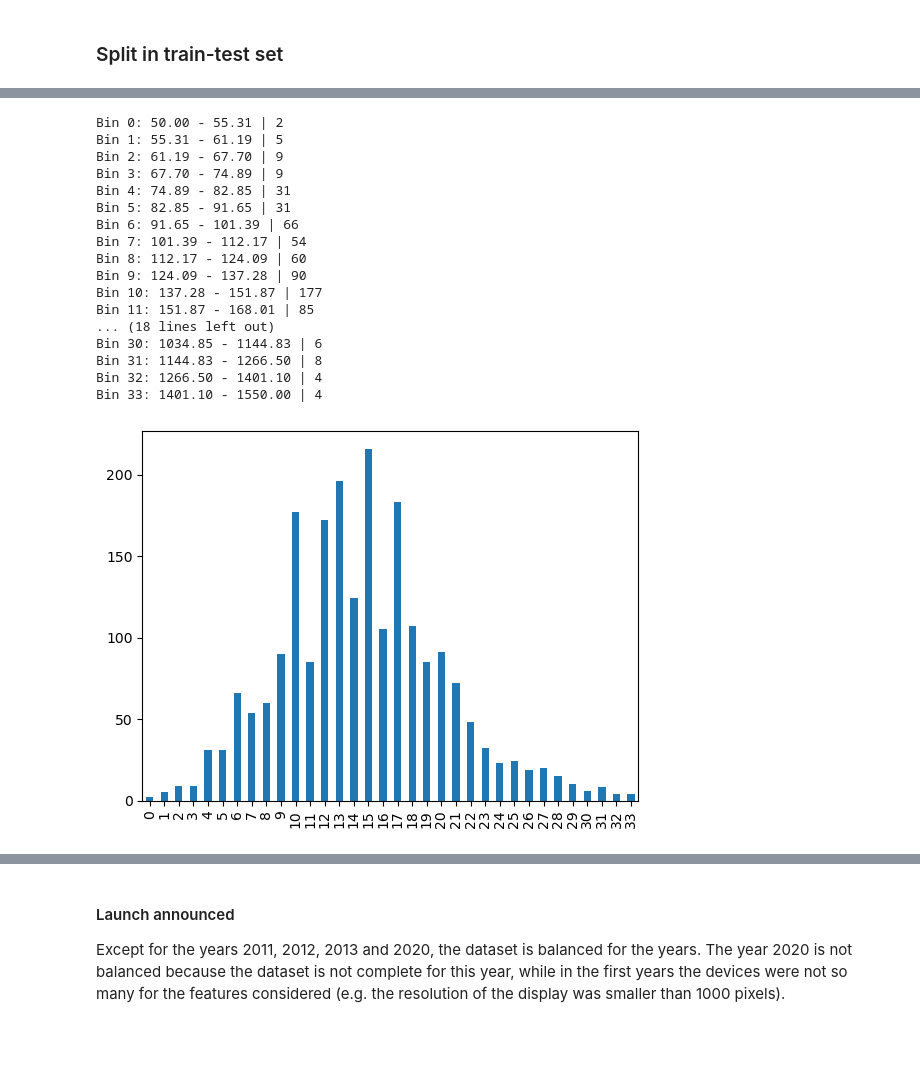
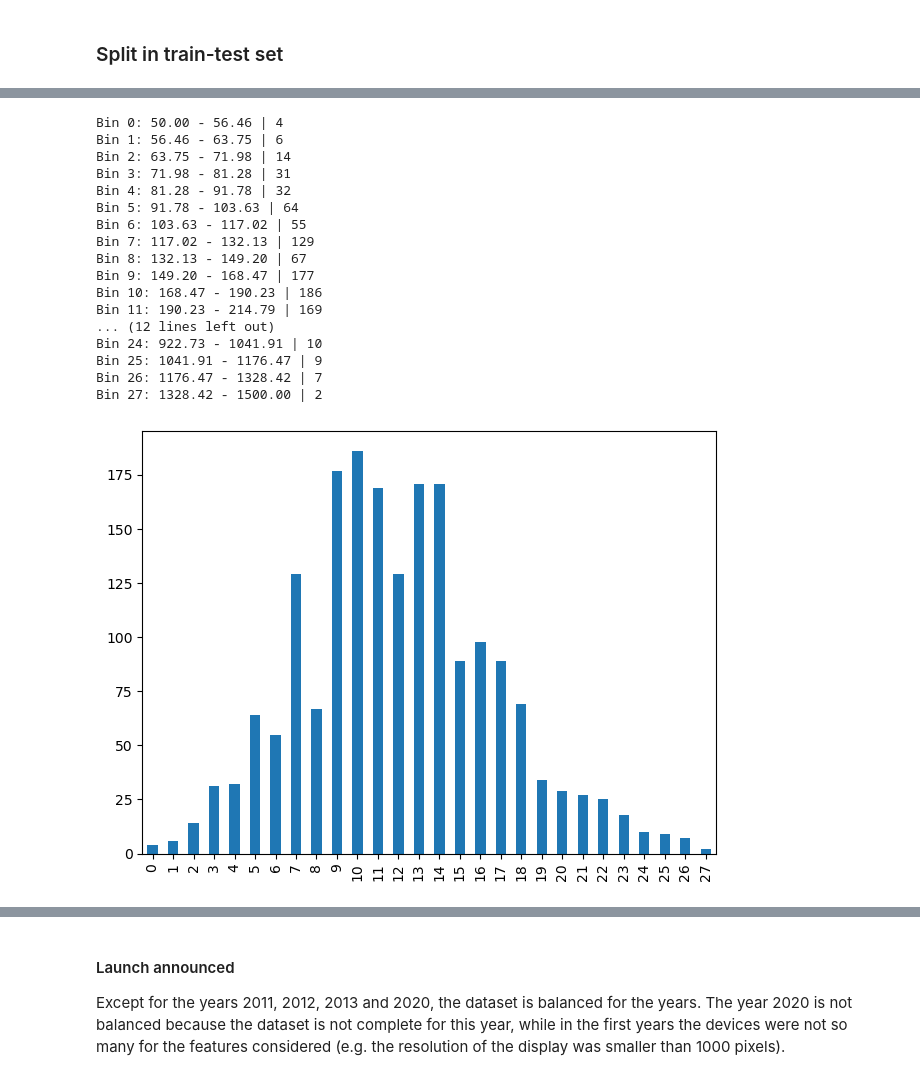
Before and after one commit to Valendrew/counterfactual-explanations, a Jupyter notebook: data_exploration.ipynb, the cells around one changed output, grey strips where cells are left out. Saved outputs shown, nothing was run; the diff lists cells and outputs as text; code cells hidden in the pictures; blank space fills up the shorter version.

```diff
--- a/data_exploration.ipynb
+++ b/data_exploration.ipynb
@@ -113,60 +116,54 @@ Scale of standardized price: [0.54609001]
 # %%
-class LabelEncoder(FunctionTransformer):
-    def __init__(self, bins="doane", **kwargs):
-        self.bins = bins
-        super().__init__(self.compute_label_encoding, kw_args={"bins": bins}, **kwargs)
+# class LabelEncoder(FunctionTransformer):
+#     def __init__(self, bins="doane", **kwargs):
+#         self.bins = bins
+#         super().__init__(self.compute_label_encoding, kw_args={"bins": bins}, **kwargs)
 
-    def compute_label_encoding(self, x, bins):
-        _, bin_edges = np.histogram(x, bins=bins)
-        self.bin_edges_ = [bin_edges]
-        bin_edges[-1] = bin_edges[-1] + 1e-6
-        return np.digitize(x, bin_edges, right=False) - 1
+#     def compute_label_encoding(self, x, bins):
+#         _, bin_edges = np.histogram(x, bins=bins)
+#         self.bin_edges_ = [bin_edges]
+#         bin_edges[-1] = bin_edges[-1] + 1e-6
+#         return np.digitize(x, bin_edges, right=False) - 1
 
-def clip_drop(x, a_min, a_max, clip=True):
-    if clip:
-        return np.clip(x, a_min, a_max)
-    else:
-        return x[(x >= a_min) & (x <= a_max)]
-
-
-clip_fun = FunctionTransformer(clip_drop, validate=False, check_inverse=False, kw_args={"a_min": 50, "a_max": 1550, "clip": True})
+clip_fun = util_data.ClipEncoder(lower=50, upper=1500, clip=True, validate=False, check_inverse=False)
 log_fun = FunctionTransformer(np.log, validate=False, check_inverse=True, inverse_func=np.exp)
-label_enc = LabelEncoder(bins="auto", validate=False)
+label_enc = util_data.LabelEncoder(bins="auto", validate=False, check_inverse=False)
 # label_enc = KBinsDiscretizer(n_bins=10, encode="ordinal", subsample=None, strategy="uniform")
 
 label_pipeline = make_pipeline(clip_fun, log_fun, label_enc)
-label_cat = label_pipeline.fit_transform(df.misc_price.values.reshape(-1, 1))
+label_pipeline.set_output(transform="pandas")
+label_cat = label_pipeline.fit_transform(df[["misc_price"]]).misc_price
 
 # get the frequency of each bin
-label_cat_freq = pd.Series(label_cat.flatten()).value_counts().sort_index()
+label_cat_freq = label_cat.value_counts().sort_index()
 
 # convert bin edges without the logarithm
 bin_edges = np.exp(label_pipeline[2].bin_edges_[0])
 for i, (bu, bl) in enumerate(zip(bin_edges, bin_edges[1:])):
     print(f"Bin {i}: {bu:.2f} - {bl:.2f} | {label_cat_freq[i] if i in label_cat_freq else 0}")
 
 # plot the frequency of each bin
 label_cat_freq.plot.bar()
-plt.show()
+plt.tight_layout()
 # %% [output]
-Bin 0: 50.00 - 55.31 | 2
-Bin 1: 55.31 - 61.19 | 5
-Bin 2: 61.19 - 67.70 | 9
-Bin 3: 67.70 - 74.89 | 9
-Bin 4: 74.89 - 82.85 | 31
-Bin 5: 82.85 - 91.65 | 31
-Bin 6: 91.65 - 101.39 | 66
-Bin 7: 101.39 - 112.17 | 54
-Bin 8: 112.17 - 124.09 | 60
-Bin 9: 124.09 - 137.28 | 90
-Bin 10: 137.28 - 151.87 | 177
-Bin 11: 151.87 - 168.01 | 85
-... (18 lines left out)
-Bin 30: 1034.85 - 1144.83 | 6
-Bin 31: 1144.83 - 1266.50 | 8
-Bin 32: 1266.50 - 1401.10 | 4
-Bin 33: 1401.10 - 1550.00 | 4
+Bin 0: 50.00 - 56.46 | 4
+Bin 1: 56.46 - 63.75 | 6
+Bin 2: 63.75 - 71.98 | 14
+Bin 3: 71.98 - 81.28 | 31
+Bin 4: 81.28 - 91.78 | 32
+Bin 5: 91.78 - 103.63 | 64
+Bin 6: 103.63 - 117.02 | 55
+Bin 7: 117.02 - 132.13 | 129
+Bin 8: 132.13 - 149.20 | 67
+Bin 9: 149.20 - 168.47 | 177
+Bin 10: 168.47 - 190.23 | 186
+Bin 11: 190.23 - 214.79 | 169
+... (12 lines left out)
+Bin 24: 922.73 - 1041.91 | 10
+Bin 25: 1041.91 - 1176.47 | 9
+Bin 26: 1176.47 - 1328.42 | 7
+Bin 27: 1328.42 - 1500.00 | 2
-[figure, old version]
+[figure, new version]
 # %%
 df_train, df_test = train_test_split(df, test_size=0.2, random_state=rng, shuffle=True, stratify=label_cat)
 # %%
```
Also changed, not shown: parts of 36 cells of this notebook, 16 other files.
